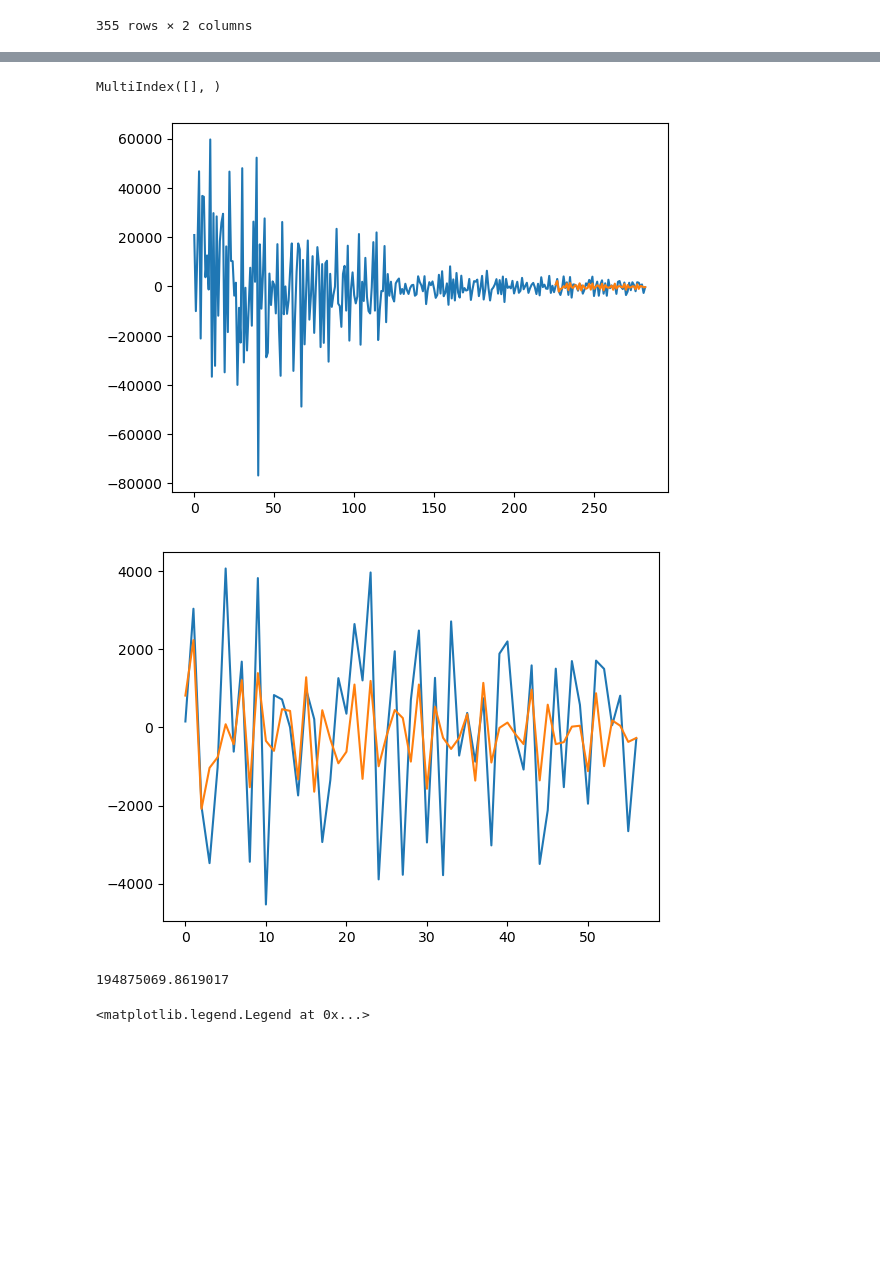
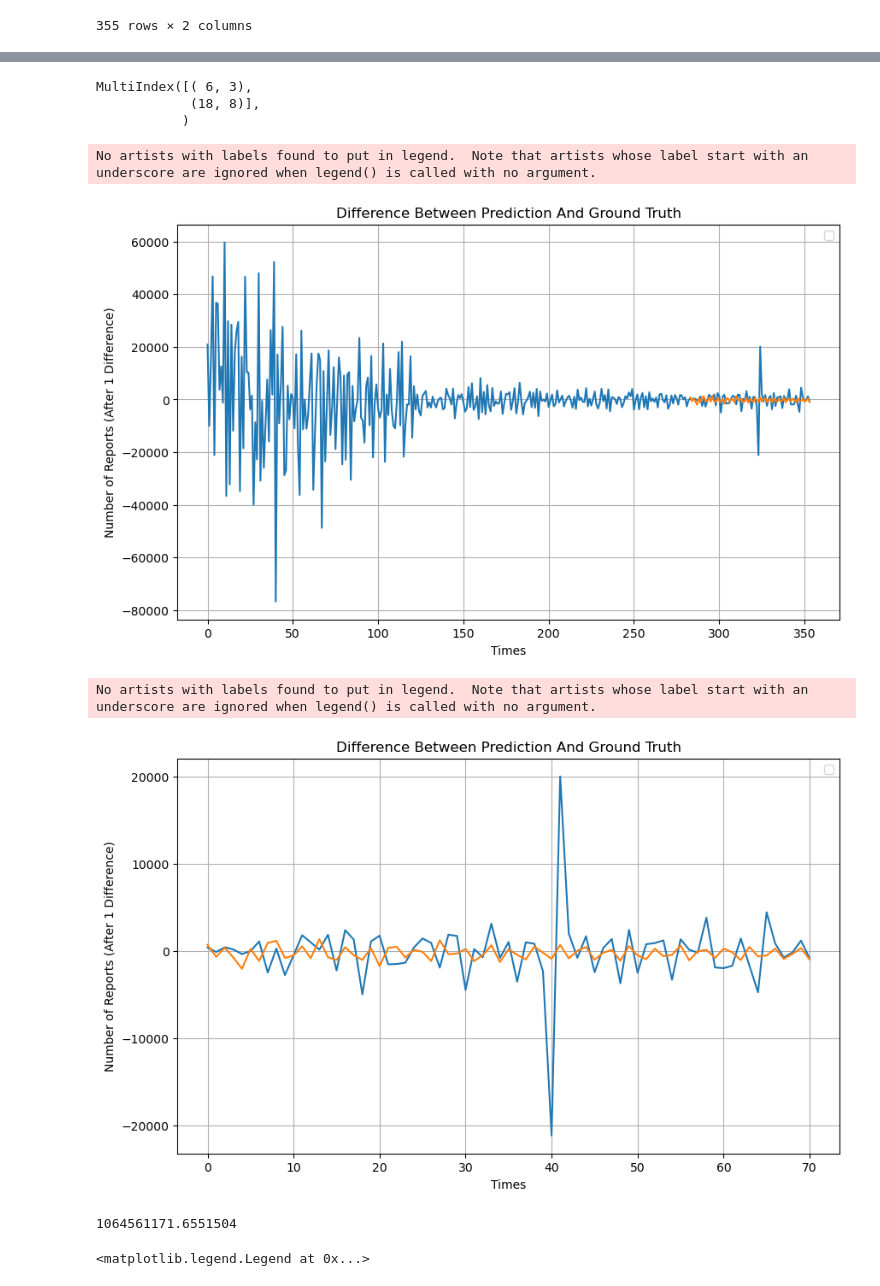
Before and after one commit to Xianyu39/MCMA2023, a Jupyter notebook: Problem1/Problem1.ipynb, the cells around one changed output, grey strips where cells are left out. Saved outputs shown, nothing was run; the diff lists cells and outputs as text; code cells hidden in the pictures; blank space fills up the shorter version.

```diff
--- a/Problem1/Problem1.ipynb
+++ b/Problem1/Problem1.ipynb
@@ -238,0 +253,9 @@ pqTests
+# %%
+pqTests = pd.DataFrame(index=range(2, 34, 4), columns=range(2, 10))
+
+for pTest in pqTests.index:
+    for qTest in pqTests.columns:
+        pqTests.at[pTest,qTest] = TrainTest_ARIMA(trainningSet.to_numpy(), validateSet.to_numpy(), (pTest, d, qTest), False, 'innovations_mle')
+
+# dataSet
+pqTests
@@ -252,16 +285,20 @@ fig.show()
 # %%
 """选择里面误差较小的作为参数"""
 
 indices = pqTests.where(pqTests<260355436).stack().index
 print(indices)
 
-TrainTest_ARIMA(trainningSet.to_numpy(), validateSet.to_numpy(), (18, d, 8), True,'innovations_mle')
-# TrainTest_ARIMA(np.append(trainningSet, validateSet), testSet, (18,1,8), True, 'innovations_mle')
+# TrainTest_ARIMA(trainningSet.to_numpy(), validateSet.to_numpy(), (18, d, 8), True,'innovations_mle')
+TrainTest_ARIMA(np.append(trainningSet, validateSet), testSet, (18,1,8), True, 'innovations_mle')
 # %% [output]
-MultiIndex([], )
+MultiIndex([( 6, 3),
+            (18, 8)],
+           )
+No artists with labels found to put in legend.  Note that artists whose label start with an underscore are ignored when legend() is called with no argument.
-[figure, old version]
+[figure, new version]
+No artists with labels found to put in legend.  Note that artists whose label start with an underscore are ignored when legend() is called with no argument.
-[figure, old version]
+[figure, new version]
-194875069.8619017
+1064561171.6551504
 # %%
 # TrainTest_ARIMA(np.append(trainningSet, validateSet), testSet, (10,1,2))
 model = ARIMA(np.append(trainningSet, validateSet), order=(18, 1, 8)).fit(method='innovations_mle')# type:ARIMAResults
```
Also changed, not shown: parts of 15 cells of this notebook, 7 other files.
